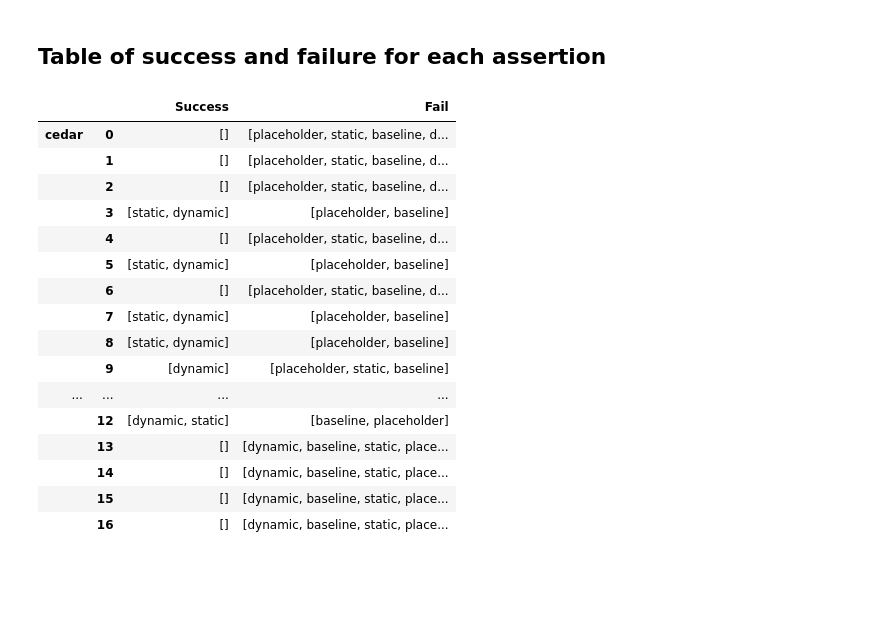
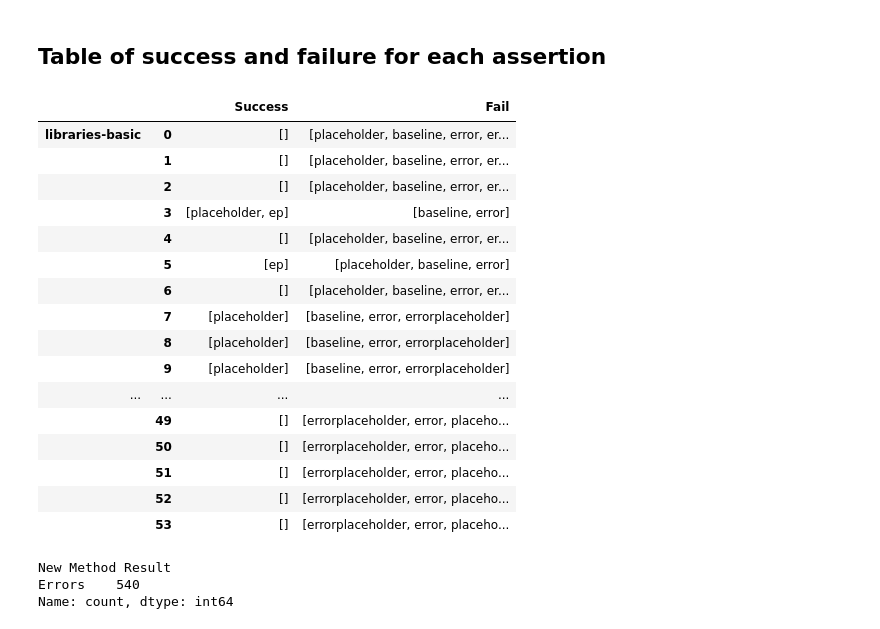
Before and after one commit to ricostynha1/dafny_laurel_repair, a Jupyter notebook: notebooks/analysis_multiexp.ipynb, the cells around one changed output. Cells and saved outputs as stored; diff of their text form; code cells hidden in the pictures; blank space fills up the shorter version.

```diff
--- a/notebooks/analysis_multiexp.ipynb
+++ b/notebooks/analysis_multiexp.ipynb
@@ -30,7 +30,10 @@ def get_ouput_files(dir):
     Return all the filenames in the directory that start by output_
     """
     files = os.listdir(dir)
-    return [f for f in files if f.startswith("output_")]
+    output_files = [f for f in files if f.startswith("output_")]
+    k_files = [f for f in output_files if "basic" in f]
+    return k_files
+    # return output_files
 # %%
 results = {}
 # for el, file_list in parsed.items():
@@ -64,9 +81,9 @@ methods = sorted(
     set(method for counts in success_counts.values() for method in counts.keys())
 )
 
-# Create a grouped bar plot
-bar_width = 0.2
+bar_width = 0.15
 index = np.arange(len(benchmarks))
+
 
 for i, method in enumerate(methods):
     plt.bar(
@@ -112,7 +129,7 @@ methods = sorted(
 )
 
 # Create a grouped bar plot
-bar_width = 0.2
+bar_width = 0.15
 index = np.arange(len(benchmarks))
 
 for i, method in enumerate(methods):
@@ -139,6 +206,7 @@ plt.show()
 # %%
 # Initialize an empty dictionary to store the success and failure methods for each benchmark
 methods = {}
+methods_non_html = {}
 
 # Iterate over the results dictionary
 for (method, benchmark), df in results.items():
@@ -153,46 +221,63 @@ for (method, benchmark), df in results.items():
             fail_method = method
 
         # Get the URL from the group
         url = group["Url"].iloc[0]  # Assuming all rows in the group have the same URL
 
         # Add the methods to the dictionary
         if benchmark not in methods:
+            methods_non_html[benchmark] = {}
             methods[benchmark] = {}
         if index not in methods[benchmark]:
+            methods_non_html[benchmark][index] = {"Success": [], "Fail": []}
             methods[benchmark][index] = {"Success": [], "Fail": []}
         if success_method:
+            if success_method == "errorplaceholder":
+                success_method = "ep"
+            methods_non_html[benchmark][index]["Success"].append(success_method)
             methods[benchmark][index]["Success"].append(
                 '<a href="{}">{}</a>'.format(url, success_method)
             )
         if fail_method:
+            methods_non_html[benchmark][index]["Fail"].append(fail_method)
             methods[benchmark][index]["Fail"].append(
                 '<a href="{}">{}</a>'.format(url, fail_method)
             )
 
 # Convert the dictionary to a DataFrame
 df_methods = pd.DataFrame.from_dict(
     {(i, j): methods[i][j] for i in methods.keys() for j in methods[i].keys()},
     orient="index",
 )
 
+df_methods_non_html = pd.DataFrame.from_dict(
+    {(i, j): methods_non_html[i][j] for i in methods_non_html.keys() for j in methods_non_html[i].keys()},
+    orient="index",
+)
+
 # Convert the DataFrame to HTML and display it
 df_methods = df_methods.to_html(escape=False)
 display(HTML(df_methods))
 # %% [output]
 |  |  | Success | Fail |
-| cedar | 0 | [] | [placeholder, static, baseline, d... |
-|  | 1 | [] | [placeholder, static, baseline, d... |
-|  | 2 | [] | [placeholder, static, baseline, d... |
-|  | 3 | [static, dynamic] | [placeholder, baseline] |
-|  | 4 | [] | [placeholder, static, baseline, d... |
-|  | 5 | [static, dynamic] | [placeholder, baseline] |
-|  | 6 | [] | [placeholder, static, baseline, d... |
-|  | 7 | [static, dynamic] | [placeholder, baseline] |
-|  | 8 | [static, dynamic] | [placeholder, baseline] |
-|  | 9 | [dynamic] | [placeholder, static, baseline] |
+| libraries-basic | 0 | [] | [placeholder, baseline, error, er... |
+|  | 1 | [] | [placeholder, baseline, error, er... |
+|  | 2 | [] | [placeholder, baseline, error, er... |
+|  | 3 | [placeholder, ep] | [baseline, error] |
+|  | 4 | [] | [placeholder, baseline, error, er... |
+|  | 5 | [ep] | [placeholder, baseline, error] |
+|  | 6 | [] | [placeholder, baseline, error, er... |
+|  | 7 | [placeholder] | [baseline, error, errorplaceholder] |
+|  | 8 | [placeholder] | [baseline, error, errorplaceholder] |
+|  | 9 | [placeholder] | [baseline, error, errorplaceholder] |
 | ... | ... | ... | ... |
-|  | 12 | [dynamic, static] | [baseline, placeholder] |
-|  | 13 | [] | [dynamic, baseline, static, place... |
-|  | 14 | [] | [dynamic, baseline, static, place... |
-|  | 15 | [] | [dynamic, baseline, static, place... |
-|  | 16 | [] | [dynamic, baseline, static, place... |
+|  | 49 | [] | [errorplaceholder, error, placeho... |
+|  | 50 | [] | [errorplaceholder, error, placeho... |
+|  | 51 | [] | [errorplaceholder, error, placeho... |
+|  | 52 | [] | [errorplaceholder, error, placeho... |
+|  | 53 | [] | [errorplaceholder, error, placeho... |
+# %%
+df["New Method Result"].value_counts()
+# %% [output]
+New Method Result
+Errors    540
+Name: count, dtype: int64
```
Also changed, not shown: parts of 13 cells of this notebook, 13 other files.
